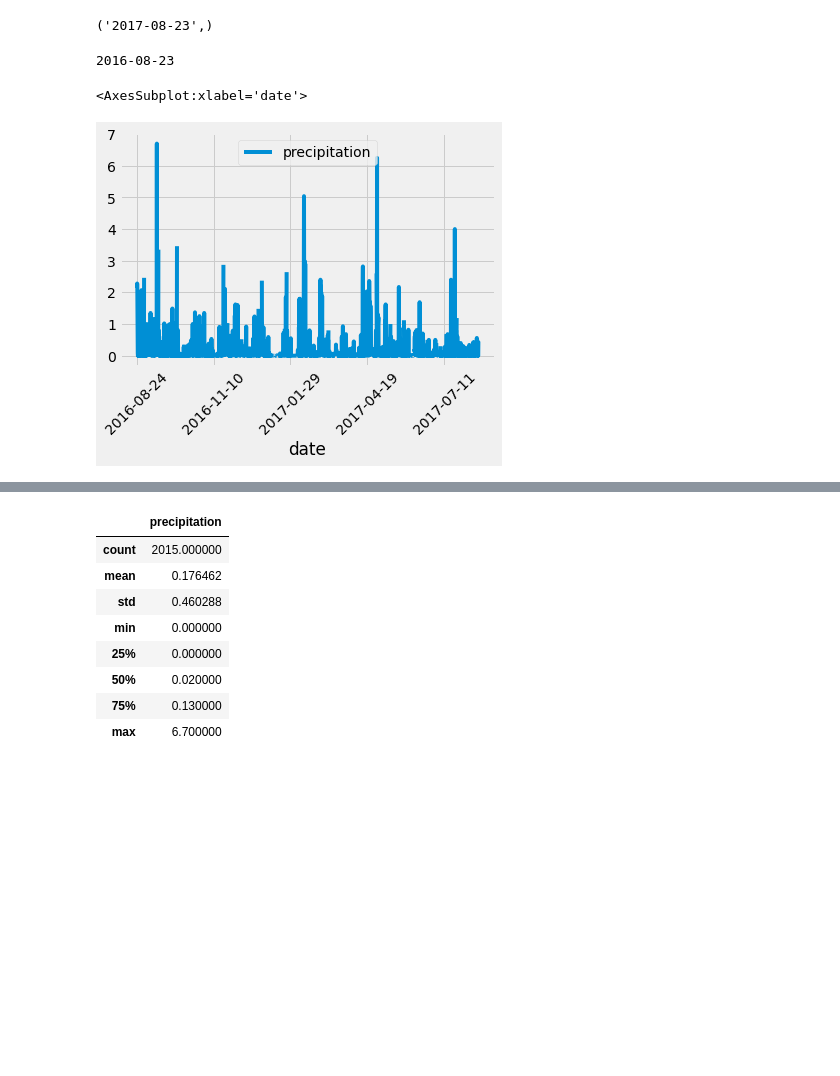
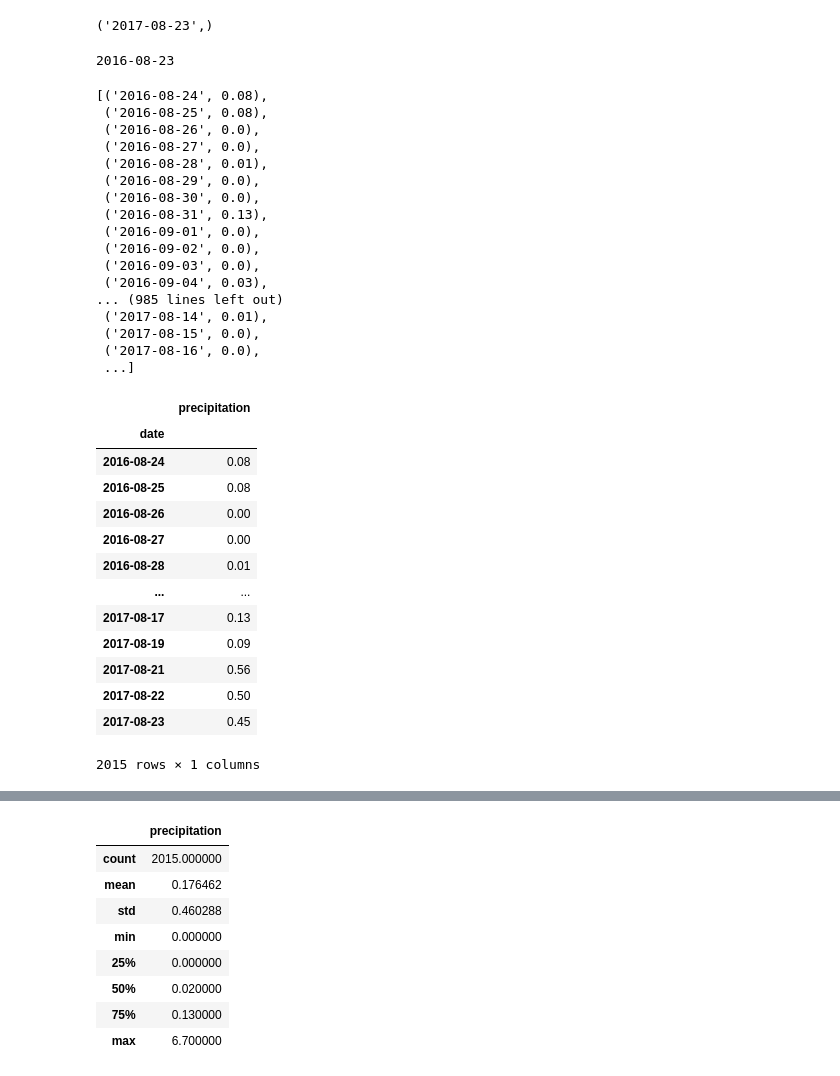
Before and after one commit to eldridgesje/sqlalchemy-challenge, a Jupyter notebook: climate_starter.ipynb, the cells around one changed output, grey strips where cells are left out. Drawn from its saved outputs; the diff is of its cells as text; code cells hidden in the pictures; blank space fills up the shorter version.

```diff
--- a/climate_starter.ipynb
+++ b/climate_starter.ipynb
@@ -88,28 +88,52 @@ print(oneYear)
 
 precipYear = session.query(measurement.date, measurement.prcp).filter(measurement.date > oneYear).all()
 
-precip_df = pd.DataFrame()
-
-# Save the query results as a Pandas DataFrame and set the index to the date column
-
-precip_df["date"] =  [x[0] for x in precipYear]
-precip_df["precipitation"] = [x[1] for x in precipYear]
-precip_df.set_index("date", inplace=True)
-
-
-#precip_df = pd.DataFrame(yearPrecip, index = yearPrecip[0])
-
-precip_df
-
-# Sort the dataframe by date
-
-sorted_df = precip_df.sort_values("date")
-
-
-# Use Pandas Plotting with Matplotlib to plot the data
-
-sorted_df.plot(rot=45)
+precipYear
 # %% [output]
 2016-08-23
-<AxesSubplot:xlabel='date'>
+[('2016-08-24', 0.08),
+ ('2016-08-25', 0.08),
+ ('2016-08-26', 0.0),
+ ('2016-08-27', 0.0),
+ ('2016-08-28', 0.01),
+ ('2016-08-29', 0.0),
+ ('2016-08-30', 0.0),
+ ('2016-08-31', 0.13),
+ ('2016-09-01', 0.0),
+ ('2016-09-02', 0.0),
+ ('2016-09-03', 0.0),
+ ('2016-09-04', 0.03),
+... (985 lines left out)
+ ('2017-08-14', 0.01),
+ ('2017-08-15', 0.0),
+ ('2017-08-16', 0.0),
+ ...]
-[figure, removed]
+# %%
+# Save the query results as a Pandas DataFrame and set the index to the date column
+
+precip_df = pd.DataFrame()
+
+precip_df["date"] =  [x[0] for x in precipYear]
+precip_df["precipitation"] = [x[1] for x in precipYear]
+precip_df.set_index("date", inplace=True)
+precip_df.dropna(inplace=True)
+
+
+#precip_df = pd.DataFrame(yearPrecip, index = yearPrecip[0])
+
+precip_df
+# %% [output]
+|  | precipitation |
+| date |  |
+| 2016-08-24 | 0.08 |
+| 2016-08-25 | 0.08 |
+| 2016-08-26 | 0.00 |
+| 2016-08-27 | 0.00 |
+| 2016-08-28 | 0.01 |
+| ... | ... |
+| 2017-08-17 | 0.13 |
+| 2017-08-19 | 0.09 |
+| 2017-08-21 | 0.56 |
+| 2017-08-22 | 0.50 |
+| 2017-08-23 | 0.45 |
+2015 rows × 1 columns
```
Also changed, not shown: parts of 9 cells of this notebook, 2 other files.
